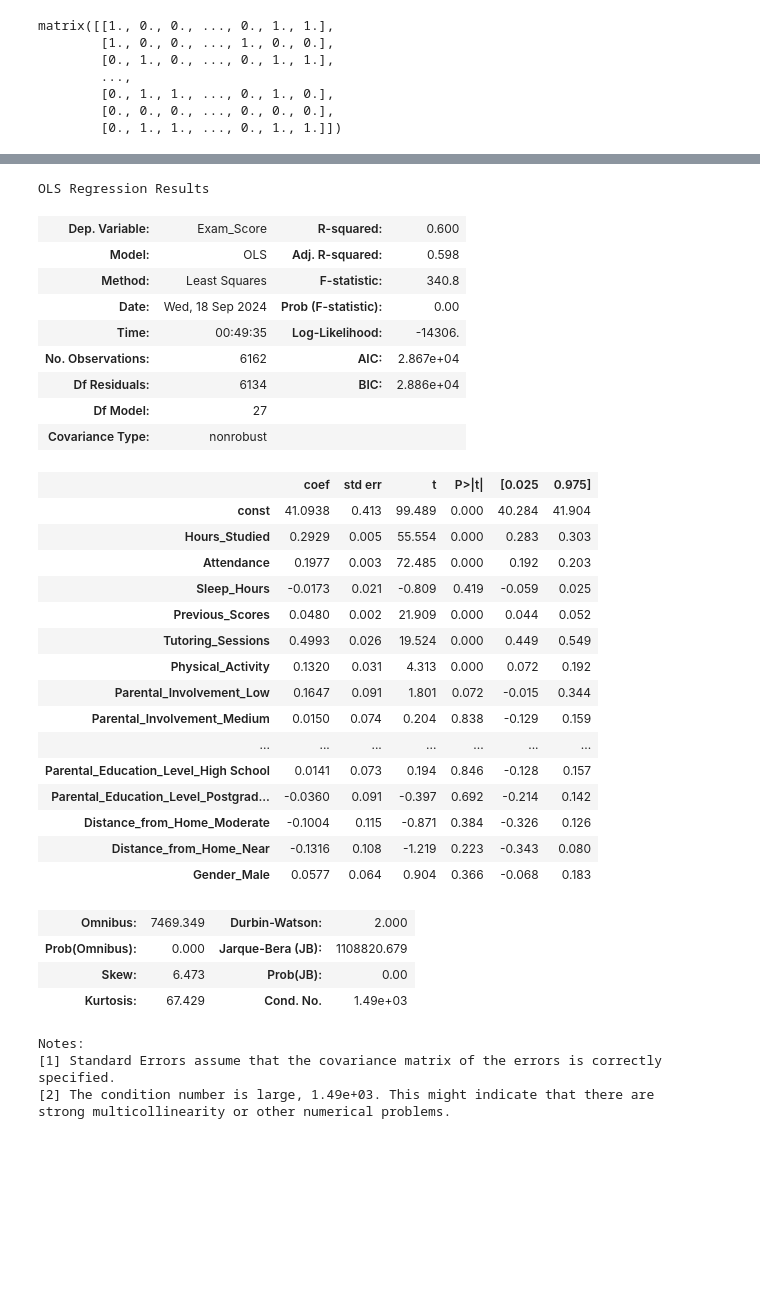
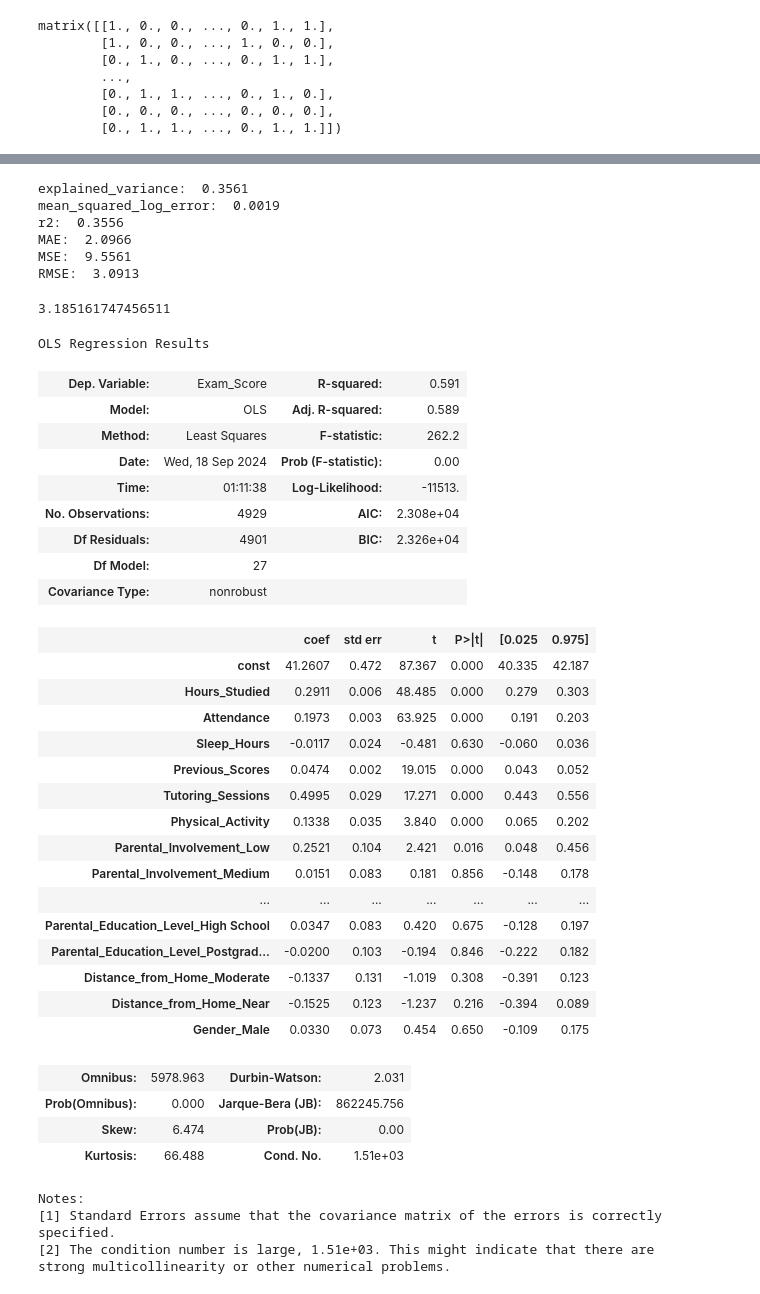
Before and after one commit to josh-g-grimes/Regression-Analysis---College-Exam-Performance, a Jupyter notebook: notebook.ipynb, the cells around one changed output, grey strips where cells are left out. Cells and saved outputs as stored; diff of their text form; code cells hidden in the pictures; blank space fills up the shorter version.

```diff
--- a/notebook.ipynb
+++ b/notebook.ipynb
@@ -113,7 +134,7 @@ y = data['Exam_Score']
 X_train, X_test, y_train, y_test = train_test_split(X, y, test_size=0.2, random_state=42)
 # %%
 #Create a single linear regression model using only the most correlated variable as a baseline
-single_linear_regression = sm.OLS(y, sm.add_constant(X_baseline))
+single_linear_regression = sm.OLS(endog=y_train, exog=sm.add_constant(X_train[['Attendance']]))
 single_linear_regression_results = single_linear_regression.fit()
 print(single_linear_regression_results.summary())
 # %% [output]
@@ -134,42 +155,61 @@ Covariance Type:            nonrobust
 
 Notes:
 [1] Standard Errors assume that the covariance matrix of the errors is correctly specified.
+# %%
+slr = LinearRegression()
+slr.fit(X_train[['Attendance']], y_train)
+y_pred = slr.predict(X_test[['Attendance']])
+regression_results(y_test, y_pred)
+# %% [output]
+explained_variance:  0.3561
+mean_squared_log_error:  0.0019
+r2:  0.3556
+MAE:  2.0966
+MSE:  9.5561
+RMSE:  3.0913
+# %%
+slr_cv = cross_val_score(slr, X_train[['Attendance']], y_train, scoring = 'neg_root_mean_squared_error', cv=5)
+
+slr_cv_rmse = -(slr_cv.mean())
+print(slr_cv_rmse)
+# %% [output]
+3.185161747456511
 # %%
-multiple_lin_reg = sm.OLS(endog=y, exog=sm.add_constant(X))
+multiple_lin_reg = sm.OLS(endog=y_train, exog=sm.add_constant(X_train))
 multiple_lin_reg_results = multiple_lin_reg.fit()
 multiple_lin_reg_results.summary()
 # %% [output]
 OLS Regression Results
-| Dep. Variable: | Exam_Score | R-squared: | 0.600 |
-| Model: | OLS | Adj. R-squared: | 0.598 |
-| Method: | Least Squares | F-statistic: | 340.8 |
+| Dep. Variable: | Exam_Score | R-squared: | 0.591 |
+| Model: | OLS | Adj. R-squared: | 0.589 |
+| Method: | Least Squares | F-statistic: | 262.2 |
 | Date: | Wed, 18 Sep 2024 | Prob (F-statistic): | 0.00 |
-| Time: | 00:49:35 | Log-Likelihood: | -14306. |
-| No. Observations: | 6162 | AIC: | 2.867e+04 |
-| Df Residuals: | 6134 | BIC: | 2.886e+04 |
+| Time: | 01:11:38 | Log-Likelihood: | -11513. |
+| No. Observations: | 4929 | AIC: | 2.308e+04 |
+| Df Residuals: | 4901 | BIC: | 2.326e+04 |
 | Df Model: | 27 |  |  |
 | Covariance Type: | nonrobust |  |  |
 |  | coef | std err | t | P>|t| | [0.025 | 0.975] |
-| const | 41.0938 | 0.413 | 99.489 | 0.000 | 40.284 | 41.904 |
-| Hours_Studied | 0.2929 | 0.005 | 55.554 | 0.000 | 0.283 | 0.303 |
-| Attendance | 0.1977 | 0.003 | 72.485 | 0.000 | 0.192 | 0.203 |
-| Sleep_Hours | -0.0173 | 0.021 | -0.809 | 0.419 | -0.059 | 0.025 |
-| Previous_Scores | 0.0480 | 0.002 | 21.909 | 0.000 | 0.044 | 0.052 |
-| Tutoring_Sessions | 0.4993 | 0.026 | 19.524 | 0.000 | 0.449 | 0.549 |
-| Physical_Activity | 0.1320 | 0.031 | 4.313 | 0.000 | 0.072 | 0.192 |
-| Parental_Involvement_Low | 0.1647 | 0.091 | 1.801 | 0.072 | -0.015 | 0.344 |
-| Parental_Involvement_Medium | 0.0150 | 0.074 | 0.204 | 0.838 | -0.129 | 0.159 |
+| const | 41.2607 | 0.472 | 87.367 | 0.000 | 40.335 | 42.187 |
+| Hours_Studied | 0.2911 | 0.006 | 48.485 | 0.000 | 0.279 | 0.303 |
+| Attendance | 0.1973 | 0.003 | 63.925 | 0.000 | 0.191 | 0.203 |
+| Sleep_Hours | -0.0117 | 0.024 | -0.481 | 0.630 | -0.060 | 0.036 |
+| Previous_Scores | 0.0474 | 0.002 | 19.015 | 0.000 | 0.043 | 0.052 |
+| Tutoring_Sessions | 0.4995 | 0.029 | 17.271 | 0.000 | 0.443 | 0.556 |
+| Physical_Activity | 0.1338 | 0.035 | 3.840 | 0.000 | 0.065 | 0.202 |
+| Parental_Involvement_Low | 0.2521 | 0.104 | 2.421 | 0.016 | 0.048 | 0.456 |
+| Parental_Involvement_Medium | 0.0151 | 0.083 | 0.181 | 0.856 | -0.148 | 0.178 |
 | ... | ... | ... | ... | ... | ... | ... |
-| Parental_Education_Level_High School | 0.0141 | 0.073 | 0.194 | 0.846 | -0.128 | 0.157 |
-| Parental_Education_Level_Postgrad... | -0.0360 | 0.091 | -0.397 | 0.692 | -0.214 | 0.142 |
-| Distance_from_Home_Moderate | -0.1004 | 0.115 | -0.871 | 0.384 | -0.326 | 0.126 |
-| Distance_from_Home_Near | -0.1316 | 0.108 | -1.219 | 0.223 | -0.343 | 0.080 |
-| Gender_Male | 0.0577 | 0.064 | 0.904 | 0.366 | -0.068 | 0.183 |
+| Parental_Education_Level_High School | 0.0347 | 0.083 | 0.420 | 0.675 | -0.128 | 0.197 |
+| Parental_Education_Level_Postgrad... | -0.0200 | 0.103 | -0.194 | 0.846 | -0.222 | 0.182 |
+| Distance_from_Home_Moderate | -0.1337 | 0.131 | -1.019 | 0.308 | -0.391 | 0.123 |
+| Distance_from_Home_Near | -0.1525 | 0.123 | -1.237 | 0.216 | -0.394 | 0.089 |
+| Gender_Male | 0.0330 | 0.073 | 0.454 | 0.650 | -0.109 | 0.175 |
-| Omnibus: | 7469.349 | Durbin-Watson: | 2.000 |
-| Prob(Omnibus): | 0.000 | Jarque-Bera (JB): | 1108820.679 |
-| Skew: | 6.473 | Prob(JB): | 0.00 |
-| Kurtosis: | 67.429 | Cond. No. | 1.49e+03 |
+| Omnibus: | 5978.963 | Durbin-Watson: | 2.031 |
+| Prob(Omnibus): | 0.000 | Jarque-Bera (JB): | 862245.756 |
+| Skew: | 6.474 | Prob(JB): | 0.00 |
+| Kurtosis: | 66.488 | Cond. No. | 1.51e+03 |
 Notes:
 [1] Standard Errors assume that the covariance matrix of the errors is correctly specified.
-[2] The condition number is large, 1.49e+03. This might indicate that there are
+[2] The condition number is large, 1.51e+03. This might indicate that there are
 strong multicollinearity or other numerical problems.
```
Also changed, not shown: parts of 8 cells of this notebook.
